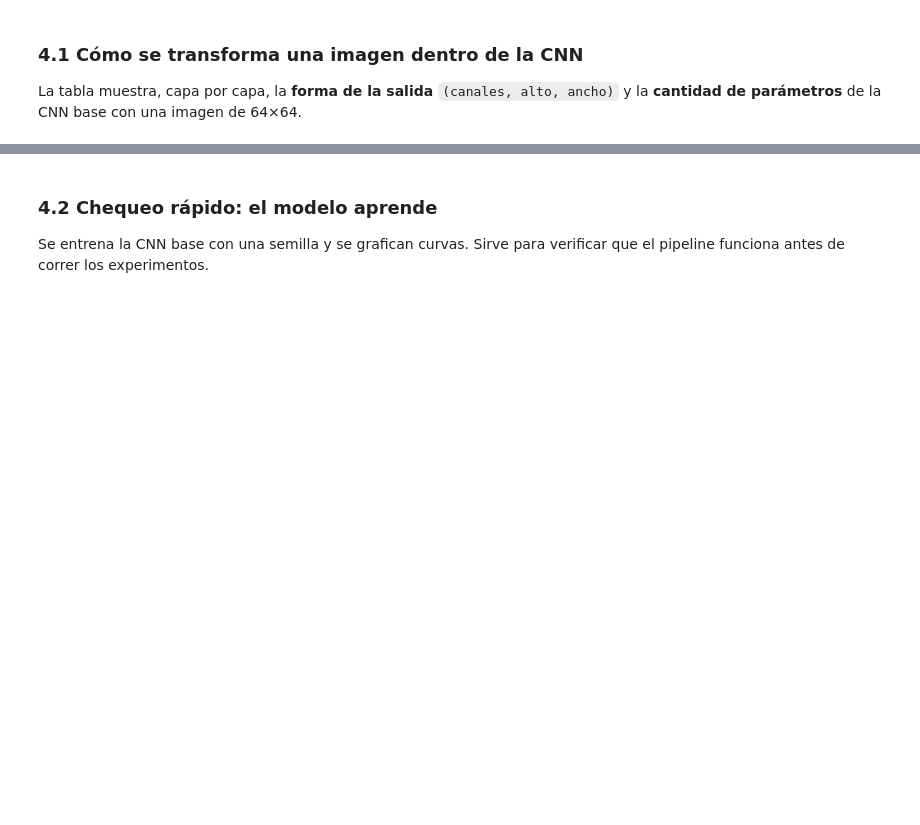
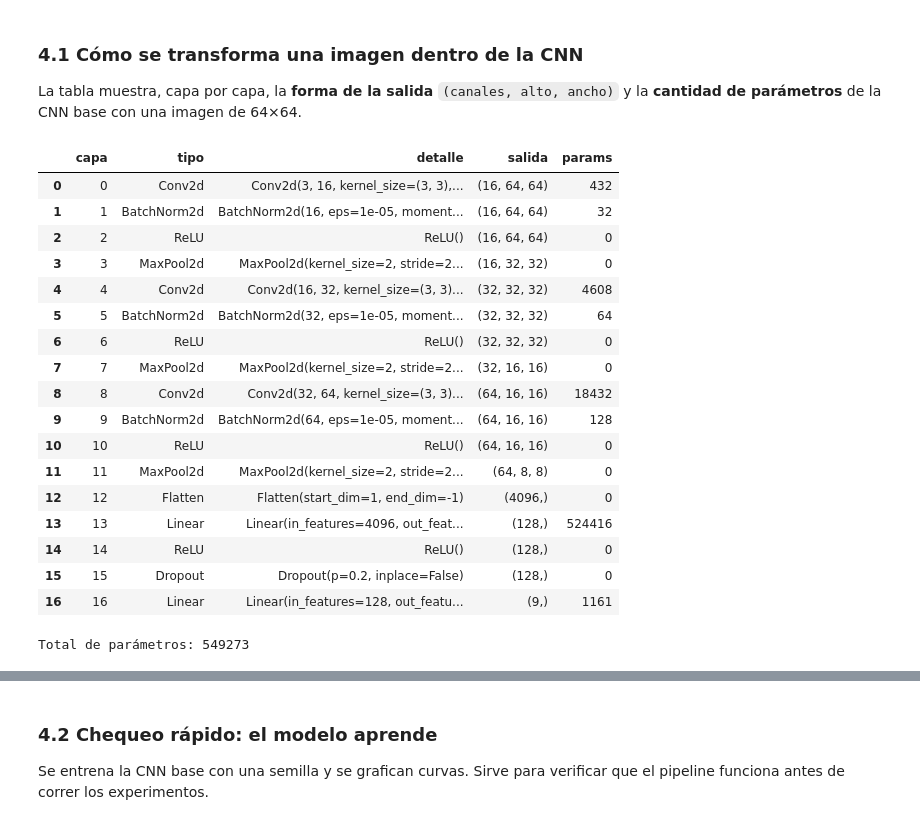
Before and after one commit to DinosaurioBlue/TP_CNN_Bonacina, a Jupyter notebook: CNN_en_Skin_Dataset.ipynb, the cells around one changed output, grey strips where cells are left out. Drawn from its saved outputs; the diff is of its cells as text; code cells hidden in the pictures; blank space fills up the shorter version.

```diff
--- a/CNN_en_Skin_Dataset.ipynb
+++ b/CNN_en_Skin_Dataset.ipynb
@@ -284,12 +364,45 @@ print("Parámetros CNN base (64px):", n_params(CNN(64)), "| MLP (64px):", n_para
 ### 4.1 Cómo se transforma una imagen dentro de la CNN
 La tabla muestra, capa por capa, la **forma de la salida** `(canales, alto, ancho)` y la **cantidad de parámetros** de la CNN base con una imagen de 64×64.
 # %%
+# Inspecciona las capas del modelo con una imagen ficticia, sin entrenarlo.
+# size es la longitud de cada lado en píxeles: se supone una entrada cuadrada.
 def trace(model, size):
+    # Activa evaluación (Dropout desactivado y BatchNorm con estadísticas almacenadas).
+    # Crea un tensor de ceros: (1 imagen, 3 canales RGB, alto=size, ancho=size), y una lista de filas.
     model.eval(); x = torch.zeros(1, 3, size, size); rows = []
+    # Recorre primero las capas de features y luego las de head; i es el índice y l la capa.
     for i, l in enumerate(list(model.features) + list(model.head)):
-        x = l(x); rows.append(dict(capa=i, tipo=l.__class__.__name__, detalle=str(l)[:46], salida=tuple(x.shape[1:]), params=sum(p.numel() for p in l.parameters())))
+        # Aplica la capa a x y registra índice, tipo, descripción completa,
+        # forma de salida sin la dimensión del lote y cantidad de parámetros (pesos, sesgos, etc.).
+        x = l(x); rows.append(dict(capa=i, tipo=l.__class__.__name__, detalle=str(l), salida=tuple(x.shape[1:]), params=sum(p.numel() for p in l.parameters())))
+    # Devuelve la información de todas las capas como una tabla.
     return pd.DataFrame(rows)
-tr = trace(CNN(64), 64); display(tr); print("Total de parámetros:", tr["params"].sum())
+# Crea una CNN nueva para entradas de 64x64, muestra la tabla y suma los parámetros.
+tr = trace(CNN(64), 64)
+# Evita que pandas recorte el contenido de las columnas al mostrar esta tabla.
+with pd.option_context("display.max_colwidth", None, "display.max_columns", None):
+    display(tr)
+print("Total de parámetros:", tr["params"].sum())
+# %% [output]
+|  | capa | tipo | detalle | salida | params |
+| 0 | 0 | Conv2d | Conv2d(3, 16, kernel_size=(3, 3),... | (16, 64, 64) | 432 |
+| 1 | 1 | BatchNorm2d | BatchNorm2d(16, eps=1e-05, moment... | (16, 64, 64) | 32 |
+| 2 | 2 | ReLU | ReLU() | (16, 64, 64) | 0 |
+| 3 | 3 | MaxPool2d | MaxPool2d(kernel_size=2, stride=2... | (16, 32, 32) | 0 |
+| 4 | 4 | Conv2d | Conv2d(16, 32, kernel_size=(3, 3)... | (32, 32, 32) | 4608 |
+| 5 | 5 | BatchNorm2d | BatchNorm2d(32, eps=1e-05, moment... | (32, 32, 32) | 64 |
+| 6 | 6 | ReLU | ReLU() | (32, 32, 32) | 0 |
+| 7 | 7 | MaxPool2d | MaxPool2d(kernel_size=2, stride=2... | (32, 16, 16) | 0 |
+| 8 | 8 | Conv2d | Conv2d(32, 64, kernel_size=(3, 3)... | (64, 16, 16) | 18432 |
+| 9 | 9 | BatchNorm2d | BatchNorm2d(64, eps=1e-05, moment... | (64, 16, 16) | 128 |
+| 10 | 10 | ReLU | ReLU() | (64, 16, 16) | 0 |
+| 11 | 11 | MaxPool2d | MaxPool2d(kernel_size=2, stride=2... | (64, 8, 8) | 0 |
+| 12 | 12 | Flatten | Flatten(start_dim=1, end_dim=-1) | (4096,) | 0 |
+| 13 | 13 | Linear | Linear(in_features=4096, out_feat... | (128,) | 524416 |
+| 14 | 14 | ReLU | ReLU() | (128,) | 0 |
+| 15 | 15 | Dropout | Dropout(p=0.2, inplace=False) | (128,) | 0 |
+| 16 | 16 | Linear | Linear(in_features=128, out_featu... | (9,) | 1161 |
+Total de parámetros: 549273
 # %% [markdown]
 ### ✏️ EXPLICÁ EL CÓDIGO CONVOLUCIONAL
 Con la clase `CNN` y la tabla de arriba, expliquen con sus palabras (y verificando con los números de la tabla):
```
Also changed, not shown: parts of 25 cells of this notebook, 1 other file.
